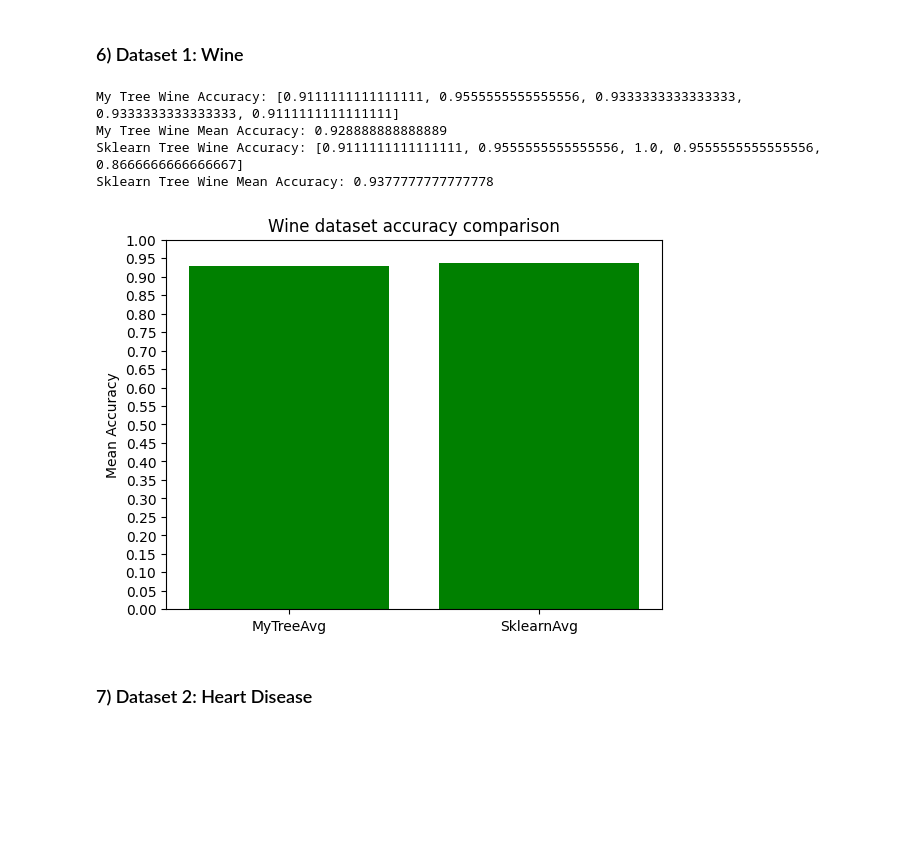
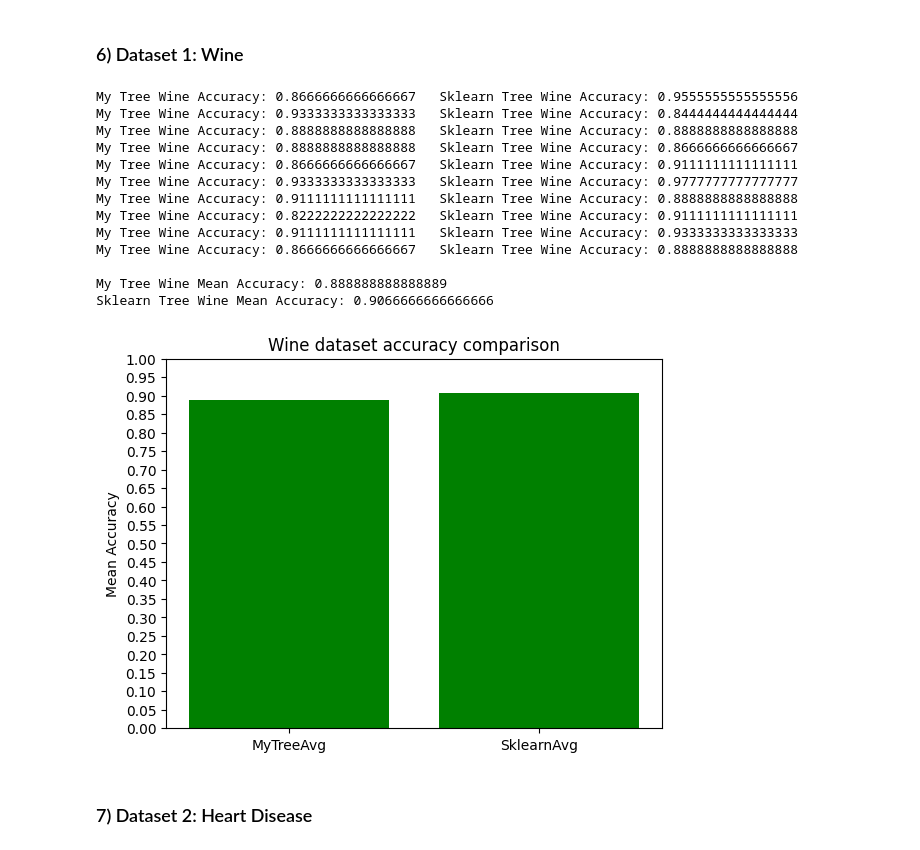
Before and after one commit to JoelScarinius/Decision_Tree_Induction, a Jupyter notebook: ML-Assignment_2_Joel_Scarinius_Stavmo.ipynb, the cells around one changed output. Cells and saved outputs as stored; diff of their text form; code cells hidden in the pictures; blank space fills up the shorter version.

```diff
--- a/ML-Assignment_2_Joel_Scarinius_Stavmo.ipynb
+++ b/ML-Assignment_2_Joel_Scarinius_Stavmo.ipynb
@@ -35,7 +35,7 @@ We will start with the main function of the decision tree, the "growing" functio
 
 This function should be called when creating the model, but also from inside itself. It is responible for creating all the nodes and leafs in the tree.
 # %%
-def grow_tree(data, depth=0, max_depth=10):
+def grow_tree(data, depth=0, max_depth=10, criterion='gini'):
     # TODO: Implement the rest of this function.
     # NOTE: You will need to come back to this function to make use of later functions.
     class_labels = data[:,-1]
@@ -51,7 +51,7 @@ def grow_tree(data, depth=0, max_depth=10):
         return {"leaf_value": majority_label(class_labels)}  # Don't grow the tree
 
     best_feature_idx, best_threshold = best_split(
-        features, class_labels
+        features, class_labels, criterion
     )  # split on feature that creates most homogenous data subsets.
     if best_feature_idx is None:
         # Could not find a better split
@@ -304,7 +321,7 @@ accuracies_sklearn_tree = []
 data_wine_features = data_wine[:, :-1]
 data_wine_labels = data_wine[:, -1]
 
-for _ in range(5):
+for _ in range(10):
     train_features, test_features, train_labels, test_labels = train_test_split(data_wine_features, data_wine_labels, test_size=0.25, train_size=0.75, shuffle=True)
 
     data = np.column_stack((train_features, train_labels))
@@ -313,7 +330,7 @@ for _ in range(5):
     # NOTE: Use the same train/test split for your tree model and the scikit learn model
     predictions = []
 
-    my_tree = grow_tree(data, 0, 10)
+    my_tree = grow_tree(data, 0, 10, criterion="gini")
 
     for feature_row in test_features:
         prediction = predict_with_tree(train_features, feature_row, my_tree)
@@ -323,42 +340,53 @@ for _ in range(5):
     accuracies_my_tree.append(accuracy_my_tree)
     # TODO: Train and test scikit learns tree model.
     # NOTE: Use the same train/test split for your tree model and the scikit learn model
-    decision_tree_classifier = DecisionTreeClassifier(max_depth=10, min_samples_split=2)
+    decision_tree_classifier = DecisionTreeClassifier(max_depth=10, min_samples_split=2
+    )
     decision_tree_classifier.fit(train_features, train_labels)
     sklearn_predictions = decision_tree_classifier.predict(test_features)
     accuracy_sklearn = accuracy_score(test_labels, sklearn_predictions)
     accuracies_sklearn_tree.append(accuracy_sklearn)
+    print(
+        f"My Tree Wine Accuracy: {accuracy_my_tree:<20} Sklearn Tree Wine Accuracy: {accuracy_sklearn:<20}"
+    )
 
 mean_accuracy_my_tree = np.mean(accuracies_my_tree)
 mean_accuracy_sklearn_tree = np.mean(accuracies_sklearn_tree)
 
-print("My Tree Wine Accuracy:", accuracies_my_tree)
-print("My Tree Wine Mean Accuracy:", mean_accuracy_my_tree)
-print("Sklearn Tree Wine Accuracy:", accuracies_sklearn_tree)
+print("\nMy Tree Wine Mean Accuracy:", mean_accuracy_my_tree)
 print("Sklearn Tree Wine Mean Accuracy:", mean_accuracy_sklearn_tree)
 
 
 # TODO: Do the above at least 5 times
 # NOTE: Use loops here!
 
 # TODO: Plot the results with matplotlib (plt)
 # NOTE: One plot with all results is enough
 plt.figure()
 plt.bar(
     ["MyTreeAvg", "SklearnAvg"],
     [mean_accuracy_my_tree, mean_accuracy_sklearn_tree], color="green"
 )
 plt.title("Wine dataset accuracy comparison")
 plt.ylabel("Mean Accuracy")
 plt.yticks(np.arange(0, 1.1, 0.05))
 plt.ylim([0,1])
 plt.show()
 # %% [output]
-My Tree Wine Accuracy: [0.9111111111111111, 0.9555555555555556, 0.9333333333333333, 0.9333333333333333, 0.9111111111111111]
-My Tree Wine Mean Accuracy: 0.928888888888889
-Sklearn Tree Wine Accuracy: [0.9111111111111111, 0.9555555555555556, 1.0, 0.9555555555555556, 0.8666666666666667]
-Sklearn Tree Wine Mean Accuracy: 0.9377777777777778
+My Tree Wine Accuracy: 0.8666666666666667   Sklearn Tree Wine Accuracy: 0.9555555555555556
+My Tree Wine Accuracy: 0.9333333333333333   Sklearn Tree Wine Accuracy: 0.8444444444444444
+My Tree Wine Accuracy: 0.8888888888888888   Sklearn Tree Wine Accuracy: 0.8888888888888888
+My Tree Wine Accuracy: 0.8888888888888888   Sklearn Tree Wine Accuracy: 0.8666666666666667
+My Tree Wine Accuracy: 0.8666666666666667   Sklearn Tree Wine Accuracy: 0.9111111111111111
+My Tree Wine Accuracy: 0.9333333333333333   Sklearn Tree Wine Accuracy: 0.9777777777777777
+My Tree Wine Accuracy: 0.9111111111111111   Sklearn Tree Wine Accuracy: 0.8888888888888888
+My Tree Wine Accuracy: 0.8222222222222222   Sklearn Tree Wine Accuracy: 0.9111111111111111
+My Tree Wine Accuracy: 0.9111111111111111   Sklearn Tree Wine Accuracy: 0.9333333333333333
+My Tree Wine Accuracy: 0.8666666666666667   Sklearn Tree Wine Accuracy: 0.8888888888888888
+
+My Tree Wine Mean Accuracy: 0.888888888888889
+Sklearn Tree Wine Mean Accuracy: 0.9066666666666666
-[figure, old version]
+[figure, new version]
 # %% [markdown]
 ### 7) Dataset 2: Heart Disease
 # %%
```
Also changed, not shown: parts of 7 cells of this notebook.
